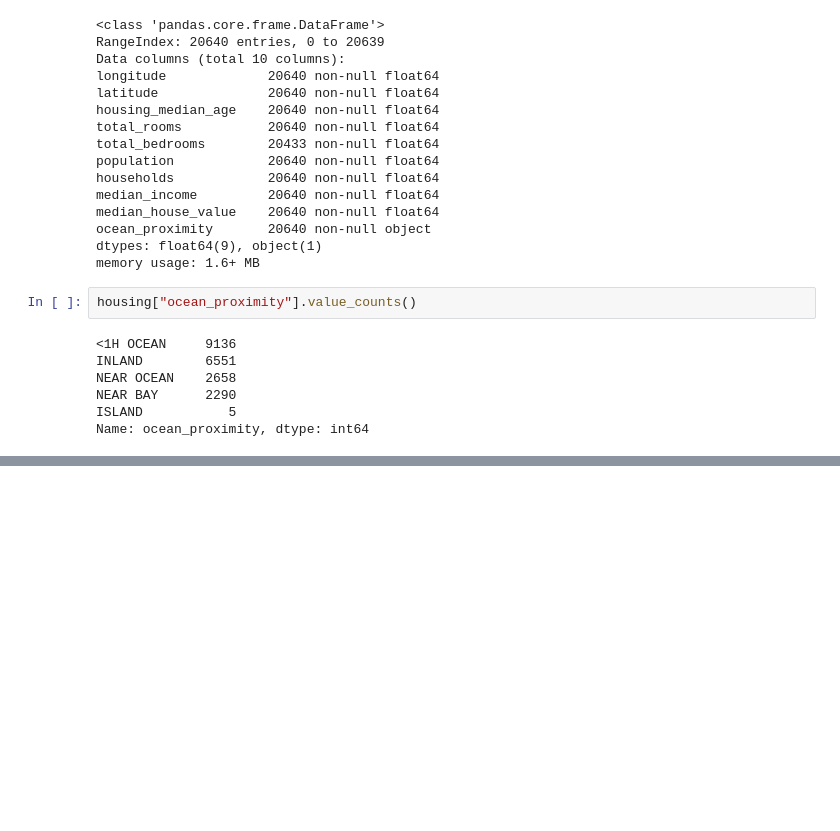
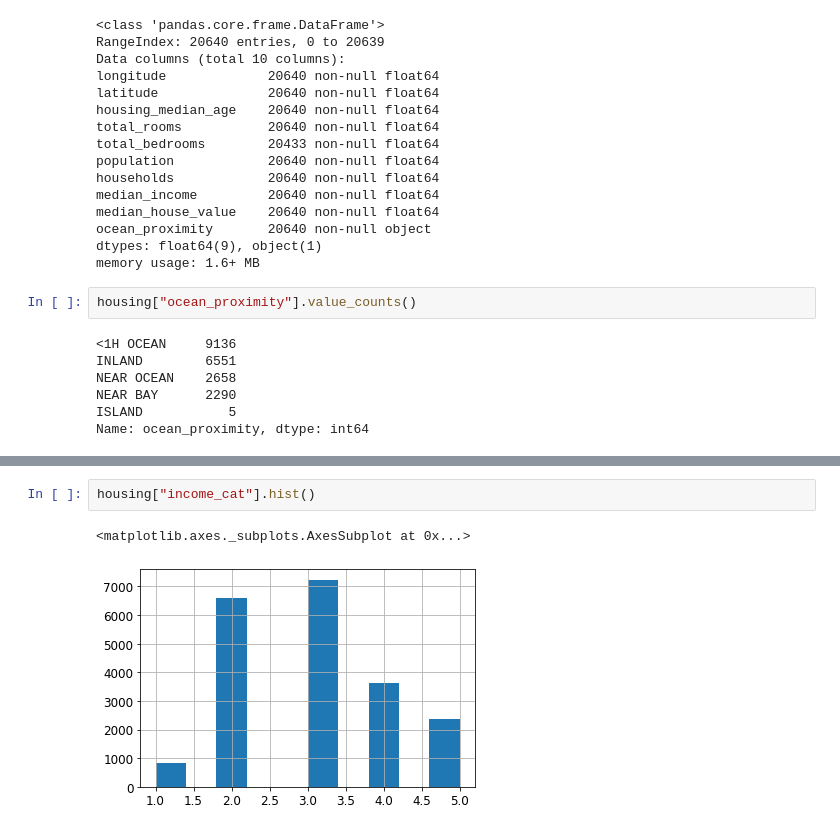
Before and after one commit to ilyakatz/ml, a Jupyter notebook: Housing.ipynb, the cells around one changed output, grey strips where cells are left out. Cells and saved outputs as stored; diff of their text form; blank space fills up the shorter version.

```diff
--- a/Housing.ipynb
+++ b/Housing.ipynb
@@ -118,0 +183,5 @@ FileNotFoundError: [Errno 2] No such file or directory: './images/end_to_end_pro
+# %%
+housing["income_cat"].hist()
+# %% [output]
+<matplotlib.axes._subplots.AxesSubplot at 0x...>
+[figure, added]
```
Also changed, not shown: parts of 16 cells of this notebook.
